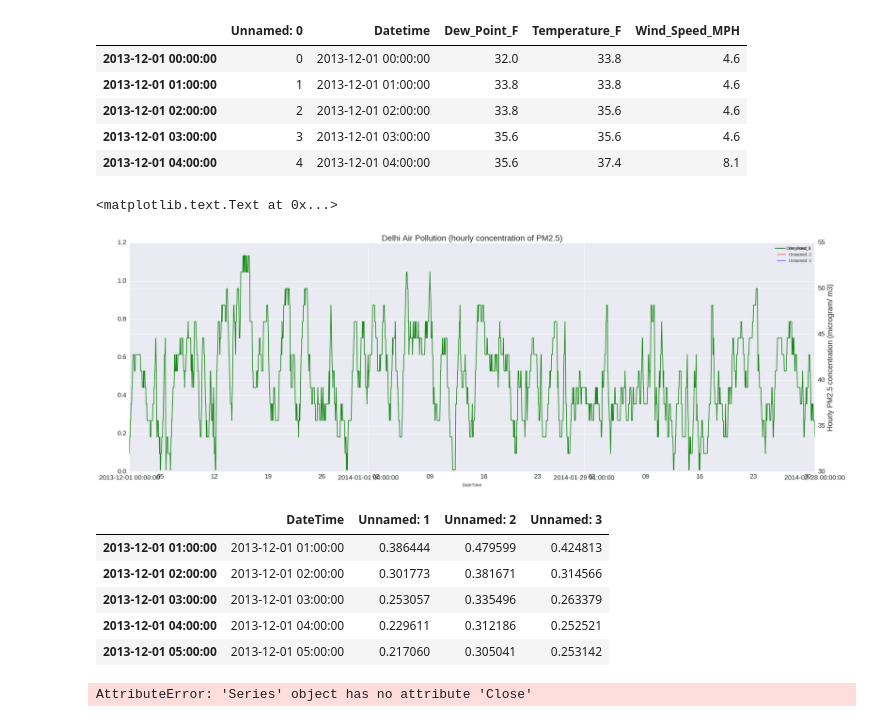
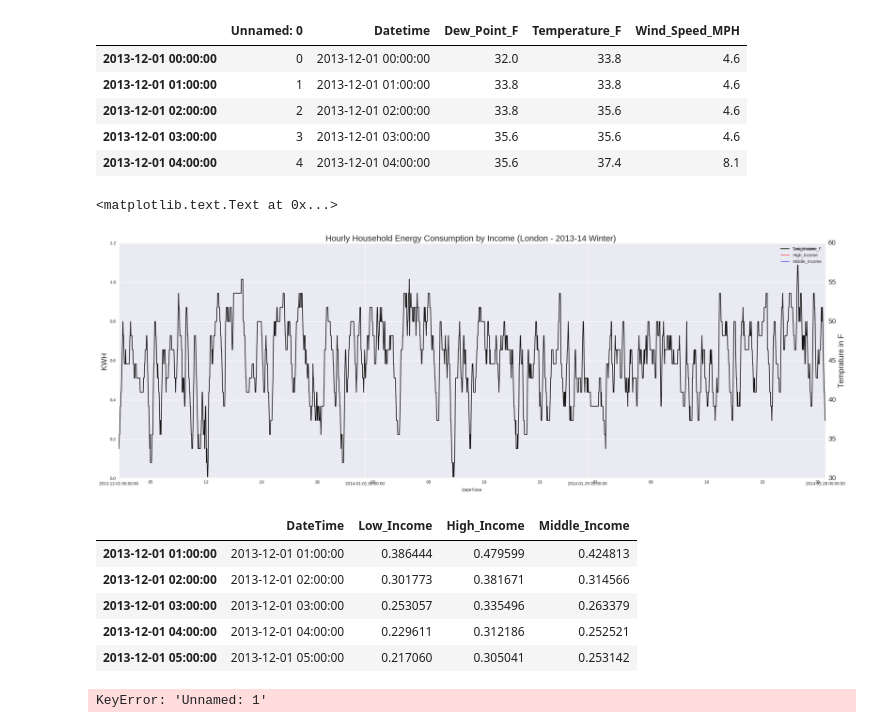
Before and after one commit to connorchency/Taming-the-Peak, a Jupyter notebook: analysis/Analysis.ipynb, the cells around one changed output. Saved outputs shown, nothing was run; the diff lists cells and outputs as text; code cells hidden in the pictures.

```diff
--- a/analysis/Analysis.ipynb
+++ b/analysis/Analysis.ipynb
@@ -11,7 +11,7 @@ import scipy.stats
 # %% [output]
 Populating the interactive namespace from numpy and matplotlib
 # %%
-weather = pd.read_csv('Final_Data/London_weather_hourly_winter_2013-14_(00).csv', parse_dates=[0], infer_datetime_format=True)
+weather = pd.read_csv('../Final_Data/London_weather_hourly_winter_2013-14_(00).csv', parse_dates=[0], infer_datetime_format=True)
 weather.iloc[:,1:].convert_objects(convert_numeric=True)
 weather.columns
 # %% [output]
@@ -34,7 +34,7 @@ Wind_Speed_MPH    2899 non-null object
 dtypes: float64(2), object(3)
 memory usage: 135.9+ KB
 # %%
-energy = pd.read_csv('Final_Data/energy_final_2013_14.csv', skiprows=2, parse_dates=[0], infer_datetime_format=True)
+energy = pd.read_csv('../Final_Data/energy_final_2013_14.csv', skiprows=2, parse_dates=[0], infer_datetime_format=True)
 energy.iloc[:,1:].convert_objects(convert_numeric=True)
 energy.columns
 # %% [output]
@@ -56,2 +57,4 @@ memory usage: 83.4 KB
+# %%
+energy.columns = [['DateTime', 'Low_Income', 'High_Income', 'Middle_Income']]
 # %%
 ax = pl.figure(figsize=(30,10)).add_subplot(111)
@@ -76,30 +79,27 @@ weather1.head()
 | 2013-12-01 03:00:00 | 3 | 2013-12-01 03:00:00 | 35.6 | 35.6 | 4.6 |
 | 2013-12-01 04:00:00 | 4 | 2013-12-01 04:00:00 | 35.6 | 37.4 | 8.1 |
 # %%
-ax = pl.figure(figsize=(30,10)).add_subplot(111)
-ax2 = ax.twinx()
-energy.plot(x='DateTime', y='Unnamed: 1',
-                fontsize=16, color='Black',alpha=.6, ax=ax)
-energy.plot(x='DateTime', y='Unnamed: 2',
-                fontsize=16, color='Red', alpha=.6, ax=ax)
-energy.plot(x='DateTime', y='Unnamed: 3',
-                fontsize=16, color='Blue',alpha=.6, ax=ax)
-weather1.plot(x='Datetime', y='Dew_Point_F',
-                fontsize=16, color='green', alpha=.9, ax=ax2)
-pl.title('Delhi Air Pollution (hourly concentration of PM2.5)', fontsize=20)
-pl.ylabel("Hourly PM2.5 concentration (microgram/ m3)", fontsize=18)
+ax1 = pl.figure(figsize=(30,10)).add_subplot(111)
+ax2 = ax1.twinx()
+energy.plot(x='DateTime', y='Low_Income', color='Green',alpha=.6, ax=ax1)
+energy.plot(x='DateTime', y='High_Income', color='Red', alpha=.6, ax=ax1)
+energy.plot(x='DateTime', y='Middle_Income', color='Blue',alpha=.6, ax=ax1)
+weather1.plot(x='Datetime', y='Temperature_F', fontsize=16, color='Black', alpha=.9, ax=ax2)
+pl.title('Hourly Household Energy Consumption by Income (London - 2013-14 Winter) ', fontsize=20)
+ax1.set_ylabel("KWH", fontsize=18)
+ax2.set_ylabel("Temprature in F", fontsize=18)
 pl.xlabel("Date Time", fontsize=18)
 #pl.xlim(500,548)
 # %% [output]
 <matplotlib.text.Text at 0x...>
-[figure, old version]
+[figure, new version]
 # %%
 
 import statsmodels.api as sm
 # %%
 energy.head()
 # %% [output]
-|  | DateTime | Unnamed: 1 | Unnamed: 2 | Unnamed: 3 |
+|  | DateTime | Low_Income | High_Income | Middle_Income |
 | 2013-12-01 01:00:00 | 2013-12-01 01:00:00 | 0.386444 | 0.479599 | 0.424813 |
 | 2013-12-01 02:00:00 | 2013-12-01 02:00:00 | 0.301773 | 0.381671 | 0.314566 |
 | 2013-12-01 03:00:00 | 2013-12-01 03:00:00 | 0.253057 | 0.335496 | 0.263379 |
@@ -114,4 +114,4 @@ res = sm.tsa.seasonal_decompose(df_new.Close.values)
 plt.rcParams['figure.figsize'] = (12,8)
 resplot = res.plot()
 # %% [output]
-AttributeError: 'Series' object has no attribute 'Close'
+KeyError: 'Unnamed: 1'
```
Also changed, not shown: parts of 3 cells of this notebook.
